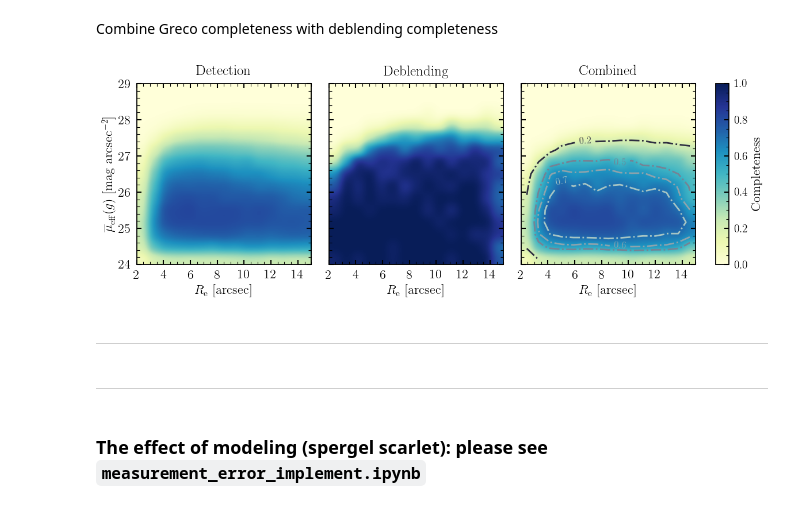
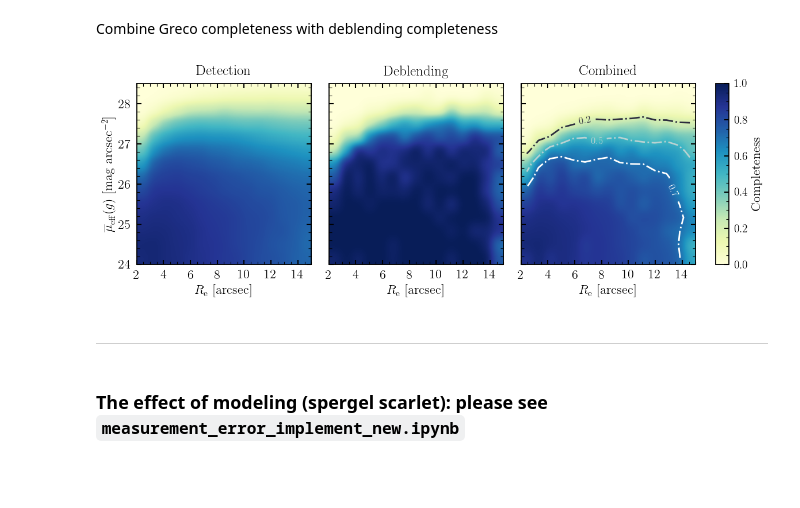
Before and after one commit to AstroJacobLi/kuaizi, a Jupyter notebook: diezi/scarlet_modeling/mock_sample/deblending_completeness.ipynb, the cells around one changed output. Cells and saved outputs as stored; diff of their text form; code cells hidden in the pictures; blank space fills up the shorter version.

```diff
--- a/diezi/scarlet_modeling/mock_sample/deblending_completeness.ipynb
+++ b/diezi/scarlet_modeling/mock_sample/deblending_completeness.ipynb
@@ -41,13 +45,14 @@ from scipy.stats import binned_statistic, binned_statistic_2d
 # %%
-x = np.loadtxt(f'./Catalog/Greco_completeness_S18A/completeness-x.txt')
-y = np.loadtxt(f'./Catalog/Greco_completeness_S18A/completeness-y.txt')
-greco_comp_map = np.loadtxt(f'./Catalog/Greco_completeness_S18A/completeness.txt') / 100
+x = np.load(f'./Catalog/Greco_completeness_S18A/S18A_completeness_re.npy')
+y = np.load(f'./Catalog/Greco_completeness_S18A/S18A_completeness_SB.npy')
+greco_comp_map = np.load(f'./Catalog/Greco_completeness_S18A/S18A_completeness.npy')
 
 # 2d interpolation
 f_greco = interp2d(x, y, greco_comp_map)
 
 plt.imshow(greco_comp_map,
-           extent=[min(x), max(x), min(y), max(y)],
+           extent=_extent,
+#            extent=[min(x), max(x), min(y), max(y)],
            aspect='auto', cmap='YlGnBu', vmin=0, vmax=1)
 
 plt.xlabel(r'$R_{e}$ [arcsec]')
@@ -319,6 +324,7 @@ deblend_map = np.nan_to_num(res_truth_cuts.statistic.T / res_truth.statistic.T,
 # Coarse grid
 _x, _y = get_edge_cens([res_truth.x_edge, res_truth.y_edge])
 detection_map = f_greco(_x, _y)
+# detection_map = np.load('./Catalog/Greco_completeness_S18A/S18A_completeness.npy')
 
 fig, axes = plt.subplots(1, 3, figsize=(11.5, 3.15), sharey=True, sharex=False)
 
@@ -357,41 +363,42 @@ plt.imshow(
 from scipy.ndimage import gaussian_filter
 temp = gaussian_filter(detection_map * deblend_map, sigma=0.5)
 CS = plt.contour(_x, _y, temp,
-                 levels=[0.2, 0.5, 0.6, 0.7],
+                 levels=[0.2, 0.5, 0.7],
                  linewidths=2, linestyles='-.',
-                 cmap='bone', vmin=0., vmax=0.95,
+                 cmap='bone', vmin=0.1, vmax=0.6,
                  alpha=1, zorder=10, rasterized=True)
 plt.clabel(CS, CS.levels, #fmt='$\sigma=%.2f$',
            inline=True, fontsize=12)
 
 
-udg_cat = Table.read('/tigress/jiaxuanl/public_html/galary/catalogs/nsa_z001_004/udg_z001_004_spergel_after_viz.fits')
+# udg_cat = Table.read('/tigress/jiaxuanl/public_html/galary/catalogs/nsa_z001_004/udg_z001_004_spergel_after_viz.fits')
 # plt.scatter(udg_cat['rhalf_spergel'].data,
 #             udg_cat['SB_eff_avg'][:, 0].data, color='salmon', alpha=0.7)
 
 for ax in axes.ravel().tolist():
     ax.set_xlim(_range[0])
-    ax.set_ylim(_range[1])
+#     ax.set_ylim(_range[1])
+    ax.set_ylim(24, 28.5)
     ax.set_xticks(np.arange(2, 15, 2))
     ax.set_xlabel(r'$R_{\rm e}$ [arcsec]')
 
 axes[0].set_ylabel(r'$\overline{\mu}_{\rm eff} (g)$ [mag arcsec$^{-2}$]')
 axes[0].set_title('Detection', fontsize=18)
 axes[1].set_title('Deblending', fontsize=18)
 axes[2].set_title('Combined', fontsize=18)
 
 
 fig.subplots_adjust(right=0.97, bottom=0, top=1)
 cbar_ax = fig.add_axes([1.0, 0., 0.02, 1])
 cbar = fig.colorbar(im, cax=cbar_ax, label='Completeness')
 cbar.ax.tick_params(labelsize=14)
 
 plt.subplots_adjust(wspace=0.1, hspace=0.3)
 
-# plt.savefig('/tigress/jiaxuanl/public_html/figure/udg_paper/completeness.pdf',
-#             dpi=50, bbox_inches='tight')
+plt.savefig('/tigress/jiaxuanl/public_html/figure/udg_paper/completeness.pdf',
+            dpi=50, bbox_inches='tight')
 # %% [output]
-[figure, old version]
+[figure, new version]
 # %%
 f_comp = interp2d(_x, _y, detection_map * deblend_map)
 # %%
@@ -401,7 +408,5 @@ with open('./Catalog/completeness/deblend_detection_comp.pkl', 'wb') as f:
     pickle.dump(f_comp, f)
 # %% [markdown]
 ---
-# %% [markdown]
----
 # %% [markdown]
-### The effect of modeling (spergel scarlet): please see `measurement_error_implement.ipynb`
+### The effect of modeling (spergel scarlet): please see `measurement_error_implement_new.ipynb`
```
Also changed, not shown: parts of 4 cells of this notebook, 1 other file.
